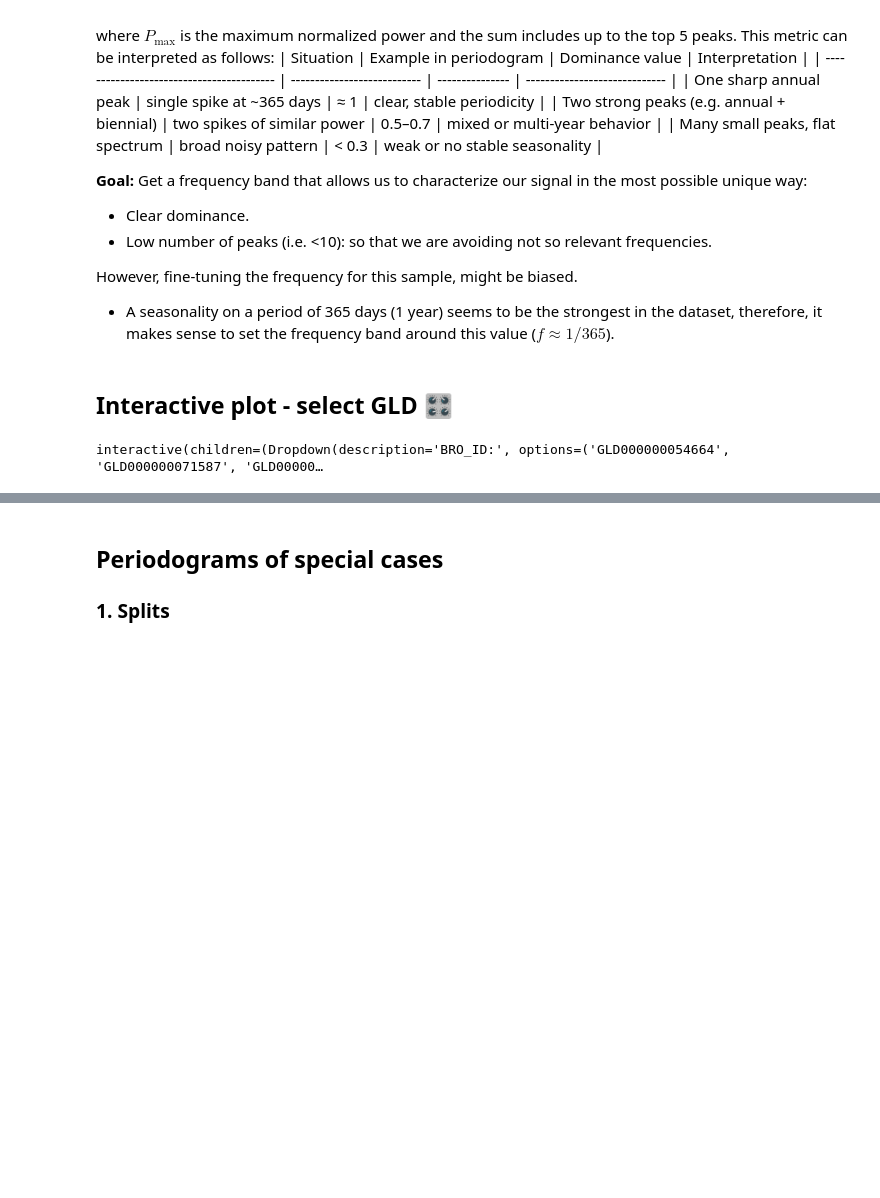
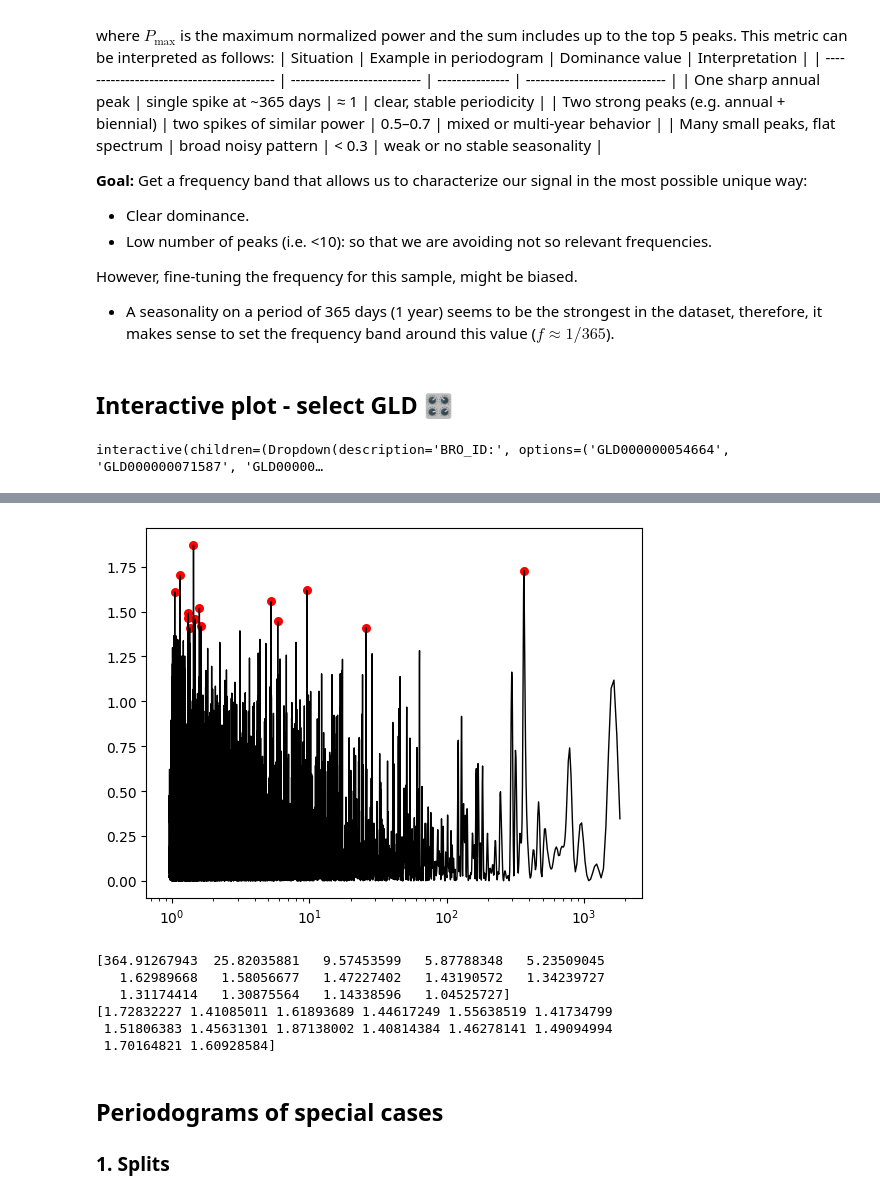
Before and after one commit to luisaforozco/exploration_gw_time_series, a Jupyter notebook: notebooks/methods/periodogram.ipynb, the cells around one changed output, grey strips where cells are left out. Saved outputs shown, nothing was run; the diff lists cells and outputs as text; code cells hidden in the pictures; blank space fills up the shorter version.

```diff
--- a/notebooks/methods/periodogram.ipynb
+++ b/notebooks/methods/periodogram.ipynb
@@ -213,3 +231,51 @@ interactive(children=(Dropdown(description='BRO_ID:', options=('GLD000000054664'
+# %%
+def create_freq_vector(t, periods=None, oversamp=5, fine=0.05, fine_n=200, p_min=1, p_max=1825):
+    t = np.asarray(t)
+    T = t.max() - t.min()
+    df = 1 / (oversamp * T)
+
+    # base grid in cycles/day
+    f_base = np.arange(1/p_max, 1/p_min, df)
+
+    # fine windows around selected periods
+    f_extra = []
+    if periods:
+        for P in periods:
+            f_lo = 1 / (P * (1 + fine))
+            f_hi = 1 / (P * (1 - fine))
+            f_extra.append(np.linspace(f_lo, f_hi, fine_n))
+        f_extra = np.concatenate(f_extra)
+    else:
+        f_extra = np.array([])
+
+    f = np.unique(np.concatenate([f_base, f_extra]))
+    return 2 * np.pi * np.sort(f)  # angular freq for scipy
+# %%
+ex_ts = next(iter(data_obs.values()))['dino']
+t = (np.asarray(ex_ts[:,0]) - np.nanmin(ex_ts[:,0])) / 1000 / 86400 # shift to 0 and convert to days
+y = np.asarray(ex_ts[:,1]) - np.nanmean(ex_ts[:,1])
+target_periods = [1, 7, 14, 30, 60, 90, 365, 365*2]
+freqs = create_freq_vector(t, periods=target_periods)
+periods = 2 * np.pi / freqs
+p = lombscargle(t, y, freqs)
+peaks, _ = find_peaks(p, height=p.max()*0.75) # this is not sorted!
+# %%
+plt.plot(periods, p, color="k", lw=1)
+plt.scatter(periods[peaks], p[peaks], color='red', s=30)
+plt.xscale('log')
+plt.show()
+# %% [output]
+[figure, added]
+# %%
+print(periods[peaks])
+print(p[peaks])
+# %% [output]
+[364.91267943  25.82035881   9.57453599   5.87788348   5.23509045
+   1.62989668   1.58056677   1.47227402   1.43190572   1.34239727
+   1.31174414   1.30875564   1.14338596   1.04525727]
+[1.72832227 1.41085011 1.61893689 1.44617249 1.55638519 1.41734799
+ 1.51806383 1.45631301 1.87138002 1.40814384 1.46278141 1.49094994
+ 1.70164821 1.60928584]
 # %% [markdown]
 ## Periodograms of special cases
 ### 1. Splits
```
Also changed, not shown: parts of 3 cells of this notebook, 7 other files.
